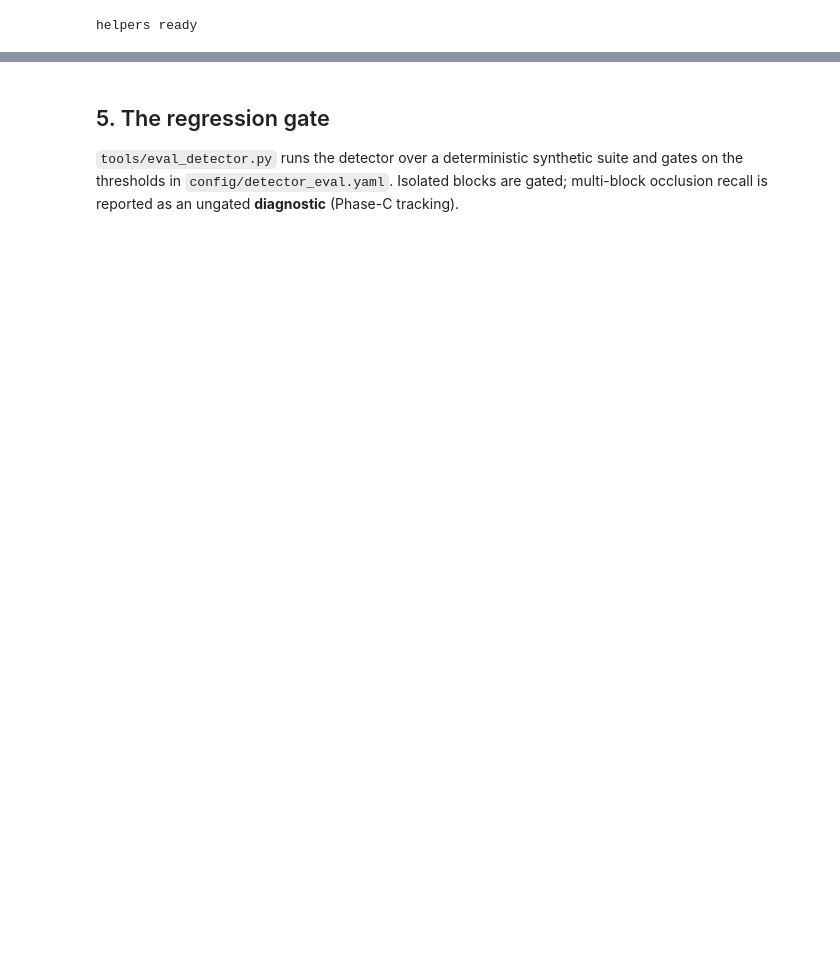
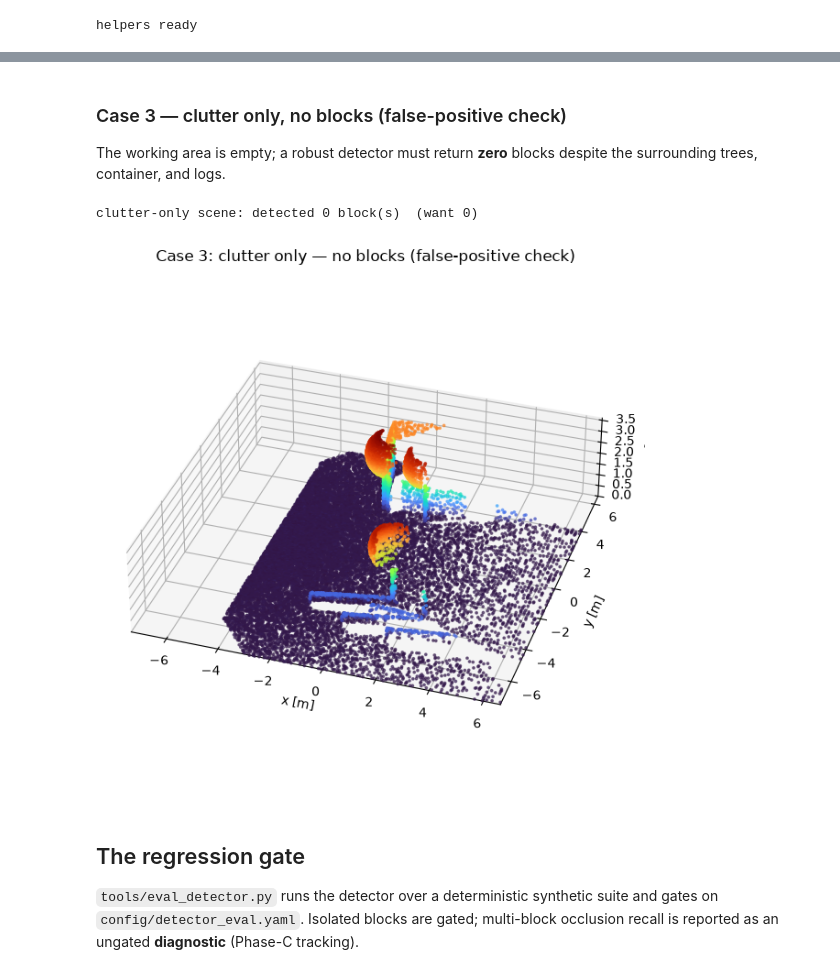
Before and after one commit to Geryyy/blockpose, a Jupyter notebook: notebooks/blockpose_detector_showcase.ipynb, the cells around one changed output, grey strips where cells are left out. Drawn from its saved outputs; the diff is of its cells as text; code cells hidden in the pictures; blank space fills up the shorter version.

```diff
--- a/notebooks/blockpose_detector_showcase.ipynb
+++ b/notebooks/blockpose_detector_showcase.ipynb
@@ -176,0 +151,9 @@ show_scene(pts_m, gt=gt_m, det=det_m, title="Multi-block scene")
+# %%
+SHOW = SynthParams(az_fov_deg=120.0, el_fov_deg=75.0, range_noise_std=0.01)
+CLUTTER = ClutterParams()
+
+pts_env, gt_env = random_scene(3, SHOW, np.random.default_rng(7), spacing=1.0, clutter=CLUTTER)
+print(f"{len(pts_env)} points, {len(gt_env)} blocks; scene y-range "
+      f"[{pts_env[:,1].min():.1f}, {pts_env[:,1].max():.1f}] m")
+show_full_scene(pts_env, gt=gt_env,
+                title="Enriched scene — blocks (centre) + trees / container / logs (sides)")
@@ -177,9 +191,22 @@ show_scene(pts_m, gt=gt_m, det=det_m, title="Multi-block scene")
+# %% [markdown]
+### Case 3 — clutter only, no blocks (false-positive check)
+
+The working area is empty; a robust detector must return **zero** blocks despite the
+surrounding trees, container, and logs.
+# %%
+pts3, gt3 = generate_scene([], SHOW, np.random.default_rng(5), clutter=CLUTTER)
+det3 = detect_blocks(pts3, DetectionParams())
+print(f"clutter-only scene: detected {len(det3)} block(s)  (want 0)")
+show_full_scene(pts3, gt=None, title="Case 3: clutter only — no blocks (false-positive check)")
+# %% [output]
+clutter-only scene: detected 0 block(s)  (want 0)
+[figure, added]
 # %% [markdown]
-## 5. The regression gate
+## The regression gate
 
-`tools/eval_detector.py` runs the detector over a deterministic synthetic suite and gates
-on the thresholds in `config/detector_eval.yaml`. Isolated blocks are gated; multi-block
-occlusion recall is reported as an ungated **diagnostic** (Phase-C tracking).
+`tools/eval_detector.py` runs the detector over a deterministic synthetic suite and gates on
+`config/detector_eval.yaml`. Isolated blocks are gated; multi-block occlusion recall is
+reported as an ungated **diagnostic** (Phase-C tracking).
 # %%
 import json
 import eval_detector
```
Also changed, not shown: parts of 23 cells of this notebook, 2 other files.
